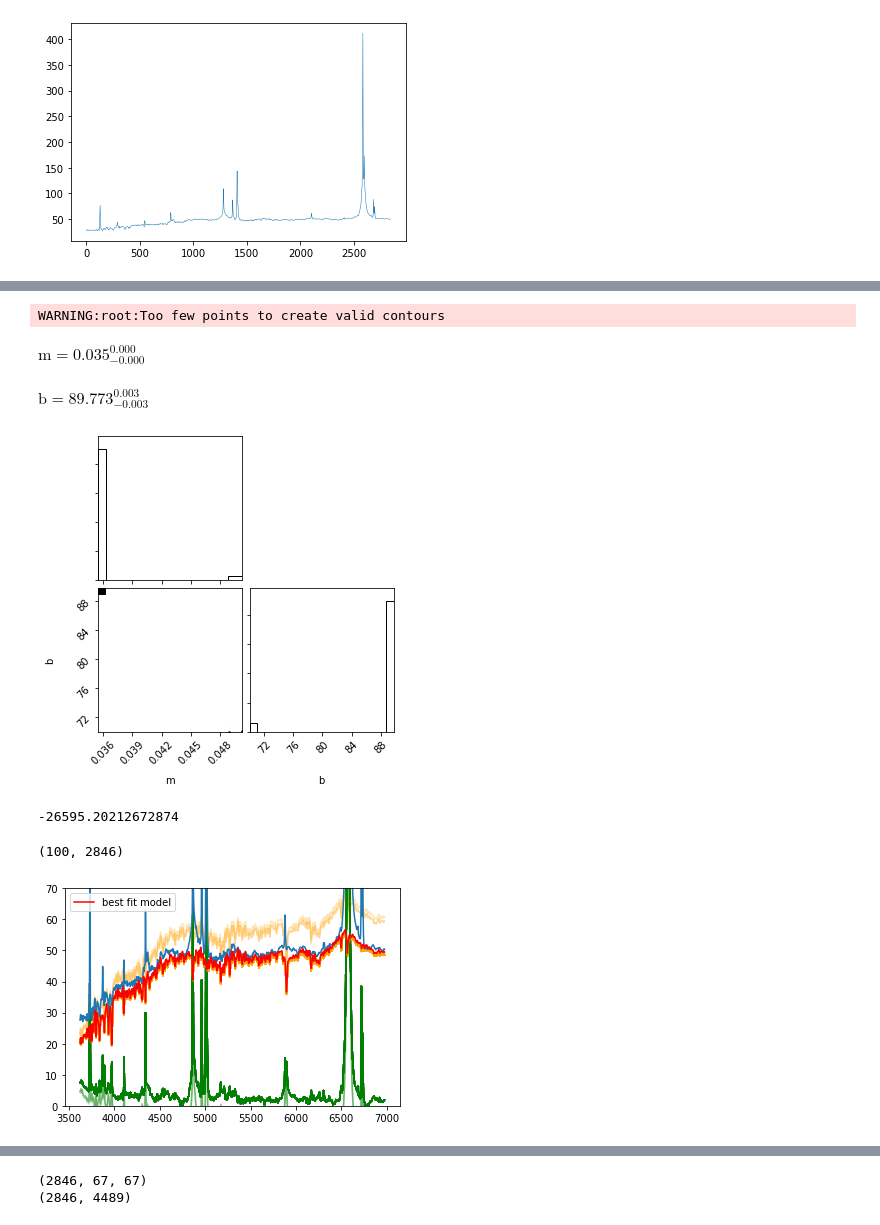
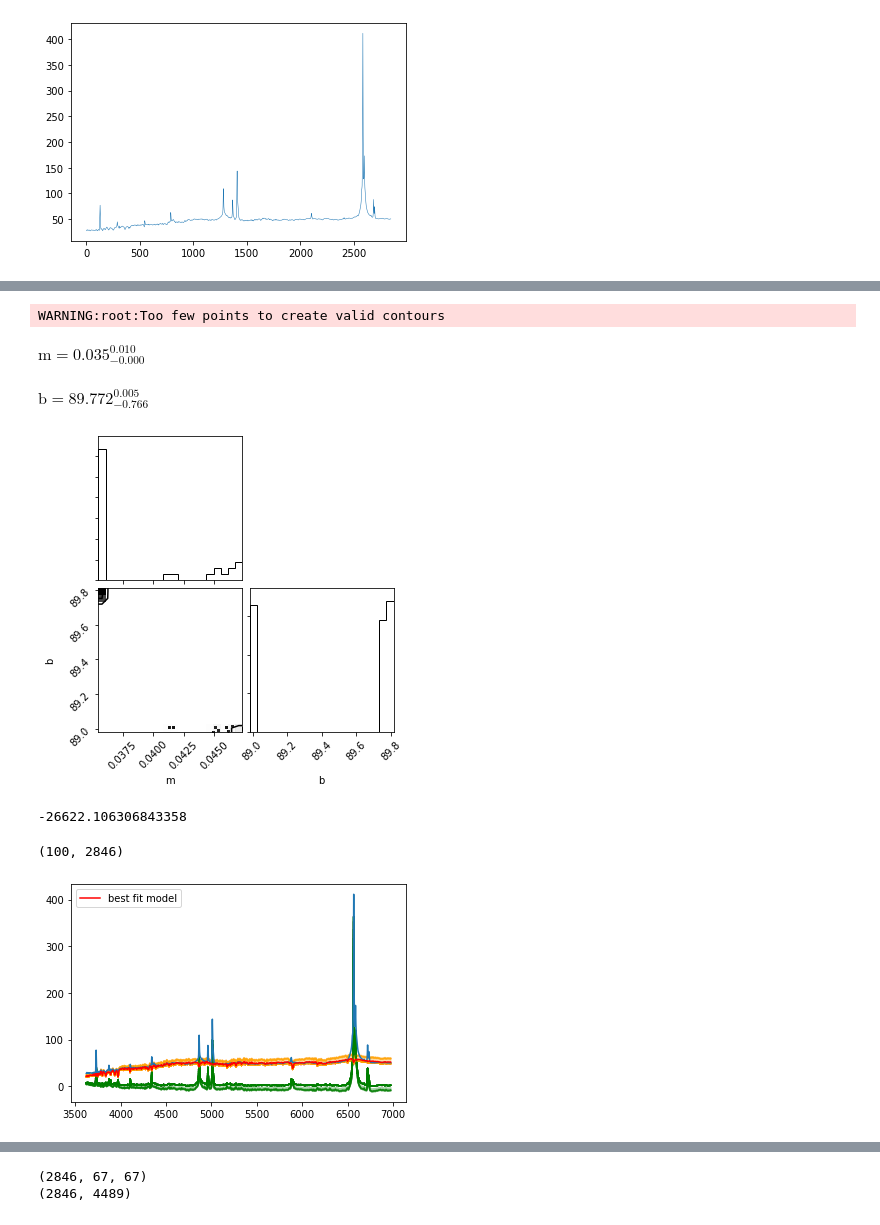
Before and after one commit to beckynevin/AGN_Subtraction, a Jupyter notebook: AGN_Sub.ipynb, the cells around one changed output, grey strips where cells are left out. Drawn from its saved outputs; the diff is of its cells as text; code cells hidden in the pictures.

```diff
--- a/AGN_Sub.ipynb
+++ b/AGN_Sub.ipynb
@@ -11,7 +13,7 @@ import matplotlib.pyplot as plt
 import numpy.ma as ma
 # %%
 # The better way to do this is to construct a full 3D cube and work from there
-small = pyfits.open('small_cube_alt_shape_fg3_m12_205_1.fits')
+small = pyfits.open('cubes/small_cube_alt_shape_fg3_m12_205_'+str(view)+'.fits')
 print(np.shape(small[0].data))
 
 summed_specs = np.sum(small[0].data, axis=0)
@@ -31,8 +34,13 @@ plt.show()
 [figure]
 # %%
 # Use the OG mcrx file to get the wavelength array
+from scipy import signal
 mcrx = pyfits.open('mcrx_205_agnx0.fits')
 manga_wave = np.load('manga_wavelengths_AA.npy')
+
+def find_idx(array,value):
+    idx = (np.abs(array-value)).argmin()
+    return idx
 
 def find_nearest(array,value):
     idx = (np.abs(array-value)).argmin()
@@ -127,8 +680,13 @@ plt.show()
 # %%
 # Do a quick chi-squared fitting to determine what the multiple is to best fit the continuum
-# Maybe you can do a polynomial fitting?
 
-# So this would be like multiplying the (normalized) continuum function
+# So this would be like multiplying the (normalized) continuum function by a line. m*x + b
+
+# I've also limited this MCMC using the log_prior_neg, which says that subtracting off the
+# model stellar template fit cannot return ANY negative numbers.
+# My motivation is that the model AGN flux cannot be negative after we subtract off the
+# stellar component.
+
 import emcee
 def log_likelihood(theta, x, y, stellar, yerr):
     m, b = theta
@@ -156,21 +714,22 @@ def log_prior_neg(theta, y, stellar):
     return -np.inf
 
 
-m_ml = 0.03
-b_ml = 70
-#m_guess=0.05
-#b_guess=1
+m_ml = 0.035
+b_ml = 89
+
+# Initialize the walkers to a gaussian cloud around the central guess
 pos =  [m_ml, b_ml]+ 1e-2*np.random.randn(32, 2)
+
+
 nwalkers, ndim = pos.shape
 print(nwalkers, ndim)
 
-#nwalkers = 100
-#ndim = 2
+
 x = cut_manga_wave
 y = small[0].data[:,coords[0][0],coords[0][1]]
 yerr = 0.1*small[0].data[:,coords[0][0],coords[0][1]]
 
-# Try masking it to exclude the larger emission lines
+# Try masking it to exclude the larger emission lines (this is optional)
 
 print(find_nearest(x, 4900))
 x_masked = ma.masked_inside(x, find_nearest(x, 5000), find_nearest(x, 5050))
@@ -186,11 +745,12 @@ y_masked = np.ma.masked_where(np.ma.getmask(x_masked), y)
 plt.clf()
 plt.plot(cut_manga_wave, y_masked)
 plt.xlim([3500,6000])
+plt.title('Masked Spectrum')
 plt.show()
 
 
 sampler = emcee.EnsembleSampler(nwalkers, ndim, log_probability, args=(x, y, stellar_flux, yerr))
-sampler.run_mcmc(pos, 5000, progress=True);
+sampler.run_mcmc(pos, 500, progress=True);
 # %% [output]
 32 2
 4900.044227932357
@@ -213,7 +774,7 @@ axes[-1].set_xlabel("step number");
 import corner
 #tau = sampler.get_autocorr_time()
 #print(tau)
-flat_samples = sampler.get_chain(discard=2000, thin=100, flat=True)
+flat_samples = sampler.get_chain(discard=200,flat=True)#discard=2000, thin=100, flat=True)
 fig = corner.corner(flat_samples, labels=labels);#, truths=[m_true, b_true, np.log(f_true)]);
 
 from IPython.display import display, Math
@@ -224,33 +785,39 @@ for i in range(ndim):
     txt = "\mathrm{{{3}}} = {0:.3f}_{{-{1:.3f}}}^{{{2:.3f}}}"
     txt = txt.format(mcmc[1], q[0], q[1], labels[i])
     display(Math(txt))
+
+
+# This prints out the values of m and b you should use
+# Looks pretty sketchy in the b-m plot.
 # %% [output]
 WARNING:root:Too few points to create valid contours
-$\displaystyle \mathrm{m} = 0.035_{-0.000}^{0.000}$
+$\displaystyle \mathrm{m} = 0.035_{-0.000}^{0.010}$
-$\displaystyle \mathrm{b} = 89.773_{-0.003}^{0.003}$
+$\displaystyle \mathrm{b} = 89.772_{-0.766}^{0.005}$
-[figure, old version]
+[figure, new version]
 # %%
-theta=[0.035, 89.79]
+theta=[0.035, 89.772]
 log_probability(theta, x, y_masked, stellar_flux, yerr)
 # %% [output]
--26595.20212672874
+-26622.106306843358
 # %%
+# Plots the best fit stellar spectrum to the central spaxel's spectrum
+
 inds = np.random.randint(len(flat_samples), size=100)
 model=[]
 for ind in inds:
     sample = flat_samples[ind]
     plt.plot(x, small[0].data[:,coords[0][0],coords[0][1]]-stellar_flux*np.dot(np.vander(x, 2), sample[:2]), "g", alpha=0.1)
     plt.plot(x, stellar_flux*np.dot(np.vander(x, 2), sample[:2]), "orange", alpha=0.1)
     model.append(stellar_flux*np.dot(np.vander(x, 2), sample[:2]))
 
 plt.plot(x, y);
 print(np.shape(model))
 plt.plot(x, np.sum(model, axis=0)/100, color='red', label='best fit model');
-plt.ylim([0,70]);
+#plt.ylim([0,70]);
 plt.legend();
 # %% [output]
 (100, 2846)
-[figure, old version]
+[figure, new version]
 # %%
 # So after the best fit stellar continuum is determined, it is subtracted off of the AGN continuum in the following
 # code blocks
```
Also changed, not shown: parts of 20 cells of this notebook.
